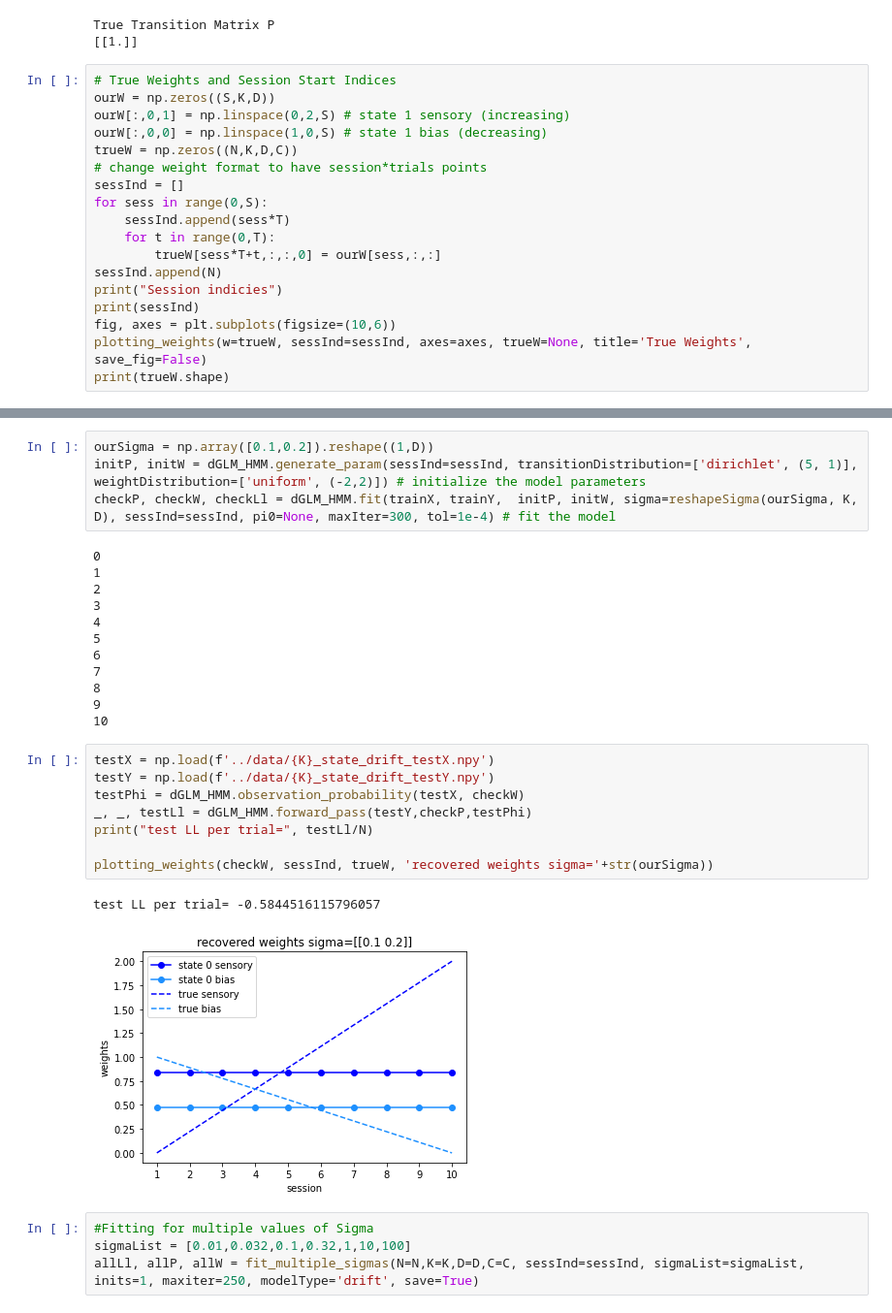
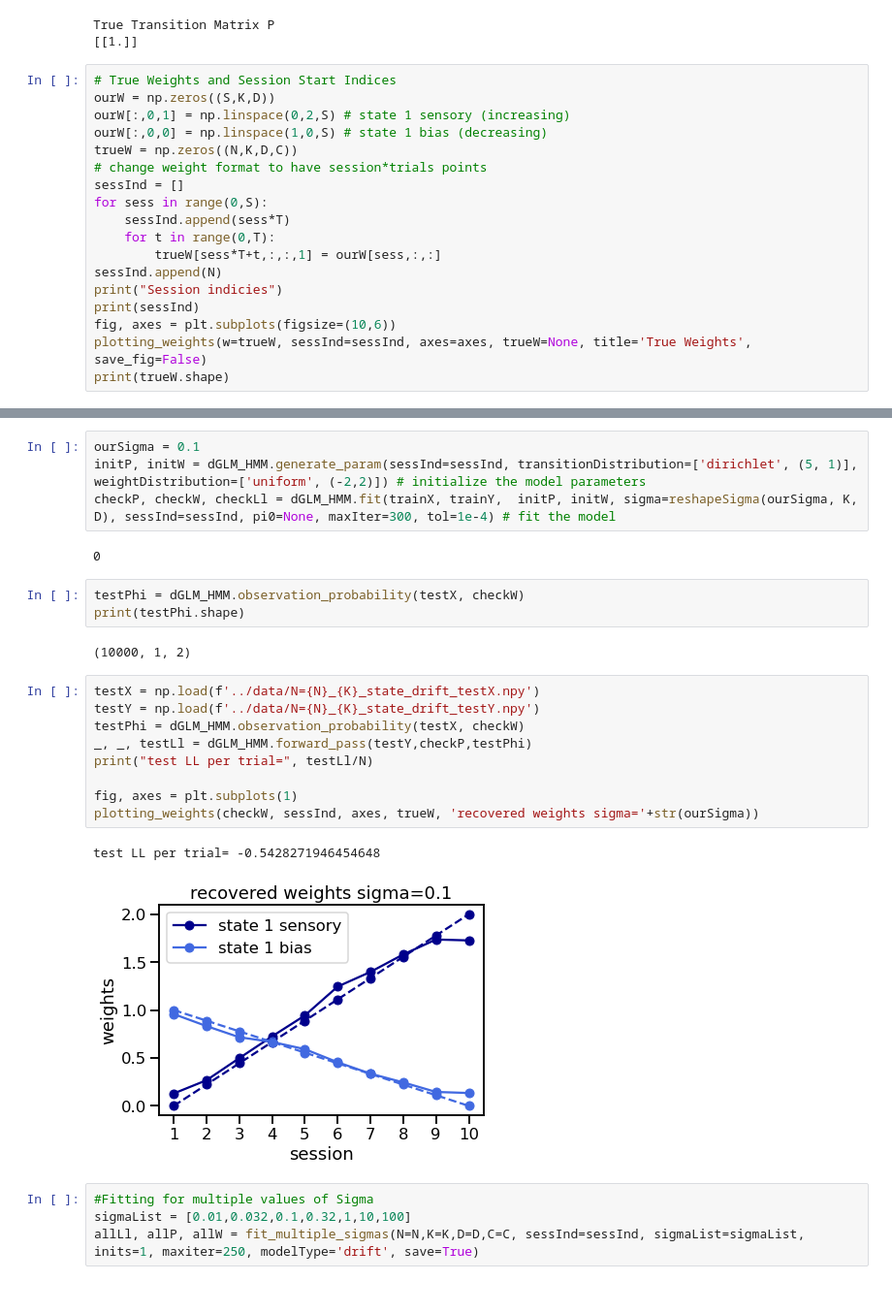
Before and after one commit to lenca56/Pillow_dGLM-HMM, a Jupyter notebook: code/M1_Simulated_one_state.ipynb, the cells around one changed output, grey strips where cells are left out. Shown at 97% size. Cells and saved outputs as stored; diff of their text form.

Commit message:
fixed observation probability issue that was messing up results - reversing columns of classes and self.k instead K

```diff
--- a/code/M1_Simulated_one_state.ipynb
+++ b/code/M1_Simulated_one_state.ipynb
@@ -40,7 +40,7 @@ sessInd = []
 for sess in range(0,S):
     sessInd.append(sess*T)
     for t in range(0,T):
-        trueW[sess*T+t,:,:,0] = ourW[sess,:,:]
+        trueW[sess*T+t,:,:,1] = ourW[sess,:,:]
 sessInd.append(N)
 print("Session indicies")
 print(sessInd)
@@ -62,32 +64,28 @@ trainY = np.load(f'../data/N={N}_{K}_state_drift_trainY.npy')
 
 #simPhi = dGLM_HMM.observation_probability(simX, trueW)
 # %%
-ourSigma = np.array([0.1,0.2]).reshape((1,D))
+ourSigma = 0.1
 initP, initW = dGLM_HMM.generate_param(sessInd=sessInd, transitionDistribution=['dirichlet', (5, 1)], weightDistribution=['uniform', (-2,2)]) # initialize the model parameters
 checkP, checkW, checkLl = dGLM_HMM.fit(trainX, trainY,  initP, initW, sigma=reshapeSigma(ourSigma, K, D), sessInd=sessInd, pi0=None, maxIter=300, tol=1e-4) # fit the model
 # %% [output]
 0
-1
-2
-3
-4
-5
-6
-7
-8
-9
-10
+# %%
+testPhi = dGLM_HMM.observation_probability(testX, checkW)
+print(testPhi.shape)
+# %% [output]
+(10000, 1, 2)
 # %%
-testX = np.load(f'../data/{K}_state_drift_testX.npy')
-testY = np.load(f'../data/{K}_state_drift_testY.npy')
+testX = np.load(f'../data/N={N}_{K}_state_drift_testX.npy')
+testY = np.load(f'../data/N={N}_{K}_state_drift_testY.npy')
 testPhi = dGLM_HMM.observation_probability(testX, checkW)
 _, _, testLl = dGLM_HMM.forward_pass(testY,checkP,testPhi)
 print("test LL per trial=", testLl/N)
 
-plotting_weights(checkW, sessInd, trueW, 'recovered weights sigma='+str(ourSigma))
+fig, axes = plt.subplots(1)
+plotting_weights(checkW, sessInd, axes, trueW, 'recovered weights sigma='+str(ourSigma))
 # %% [output]
-test LL per trial= -0.5844516115796057
+test LL per trial= -0.5428271946454648
-[figure, old version]
+[figure, new version]
 # %%
 #Fitting for multiple values of Sigma
 sigmaList = [0.01,0.032,0.1,0.32,1,10,100]
```
Also changed, not shown: parts of 2 cells of this notebook, 3 other files.
